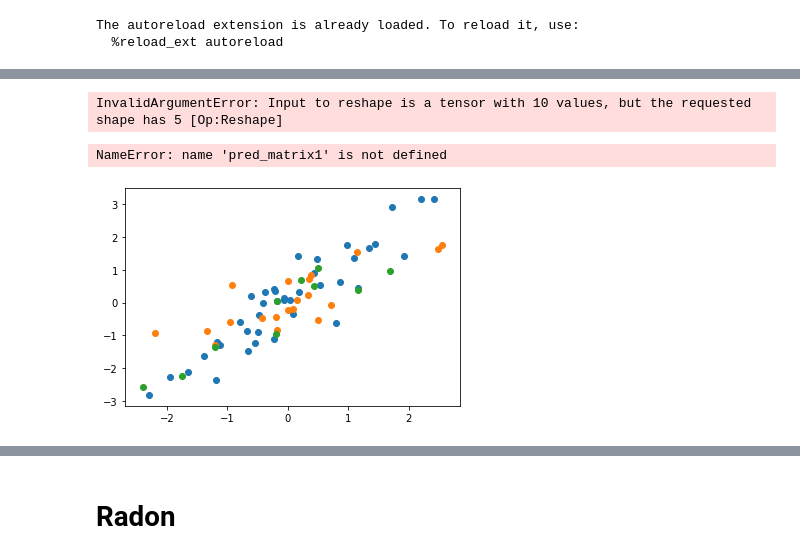
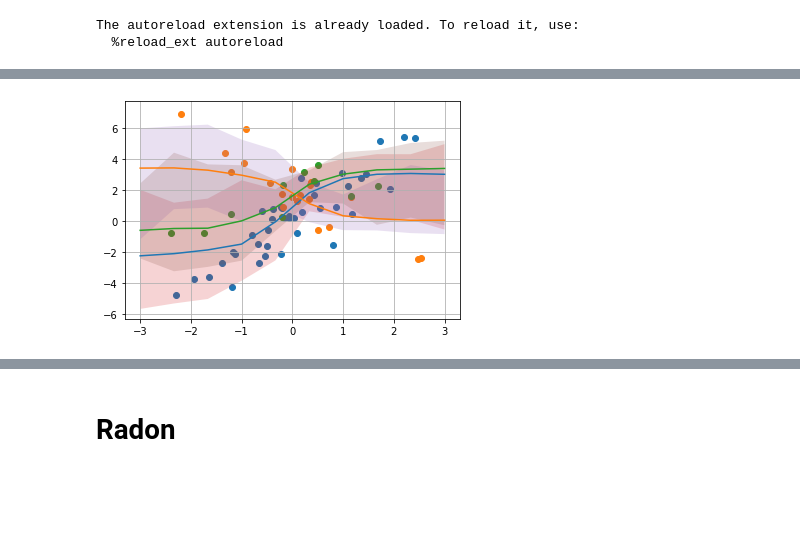
Before and after one commit to milesaturpin/latent-variable-nn, a Jupyter notebook: notebooks/linear_baseline.ipynb, the cells around one changed output, grey strips where cells are left out. Cells and saved outputs as stored; diff of their text form; code cells hidden in the pictures; blank space fills up the shorter version.

```diff
--- a/notebooks/linear_baseline.ipynb
+++ b/notebooks/linear_baseline.ipynb
@@ -98,5 +98,5 @@ plt.grid(True)
 # %%
-x_train, x_test, y_train, y_test, gid_train, gid_test = train_test_split(x, y, gid, stratify=gid)
+x_train, x_test, y_train, y_test, gid_train, gid_test = train_test_split(x, y, gid, stratify=gid, random_state=9, test_size=0.5)
 # %%
 def regression(x, y, gid):
 
@@ -674,7 +685,7 @@ class MultilevelRegression(tf.keras.models.Model):
 # %%
-optimizer = tf.keras.optimizers.SGD(learning_rate=0.01)
+optimizer = tf.keras.optimizers.Adam(learning_rate=.1)
 loss_fn = tf.keras.losses.MSE
 
 model = MultilevelRegression(optimizer, loss_fn, train_size=len(train_data[0]))
-model.train(train_data, test_data, batch_size=50, num_epochs=200, print_freq=10)
+model.train(train_data, test_data, batch_size=50, num_epochs=100, print_freq=10)
 # %% [output]
@@ -722,49 +760,41 @@ plt.grid(True)
 # %%
-xs1 = np.linspace(-3, 3, 5)
-xs1 = np.expand_dims(xs1, 1)
+x_plot = np.linspace(-3, 3, 10)
+xs1 = np.expand_dims(x_plot, 1).astype(np.float32)
 #xs1 = np.concatenate([xs1, np.tile(np.array([1,0,0]), 5).reshape((5,3))], axis=1)
-xs1 = np.concatenate([xs1,np.zeros((len(xs1), 1)).astype(np.float32)], axis=1)
+#xs1 = np.concatenate([xs1,np.zeros((len(xs1), 1)).astype(np.float32)], axis=1)
 gids1 = (np.zeros((10,))+0 ).astype(np.int32)
 pred_matrix1 = np.concatenate([model([xs1, gids1]) for _ in range(100)], axis=1).T
 
-xs2 = np.linspace(-3, 3, 5)
-xs2 = np.expand_dims(xs2, 1)
+xs2 = np.expand_dims(x_plot, 1).astype(np.float32)
 #xs2 = np.concatenate([xs2, np.tile(np.array([0,1,0]), 5).reshape((5,3))], axis=1)
-xs2 = np.concatenate([xs2,np.zeros((len(xs2), 1)).astype(np.float32)], axis=1)
+#xs2 = np.concatenate([xs2,np.zeros((len(xs2), 1)).astype(np.float32)], axis=1)
 gids2 = (np.zeros((10,))+1 ).astype(np.int32)
 pred_matrix2 = np.concatenate([model([xs2, gids2]) for _ in range(100)], axis=1).T
 
-xs3 = np.linspace(-3, 3, 5)
-xs3 = np.expand_dims(xs3, 1)
+xs3 = np.expand_dims(x_plot, 1).astype(np.float32)
 #xs3 = np.concatenate([xs3, np.tile(np.array([0,0,1]), 5).reshape((5,3))], axis=1)
-xs3 = np.concatenate([xs3,np.zeros((len(xs3), 1)).astype(np.float32)], axis=1)
+#xs3 = np.concatenate([xs3,np.zeros((len(xs3), 1)).astype(np.float32)], axis=1)
 gids3 = (np.zeros((10,))+2 ).astype(np.int32)
 pred_matrix3 = np.concatenate([model([xs3, gids3]) for _ in range(100)], axis=1).T
-# %% [output]
-InvalidArgumentError: Input to reshape is a tensor with 10 values, but the requested shape has 5 [Op:Reshape]
 # %%
 plt.scatter(x1,y1)
 plt.scatter(x2,y2)
 plt.scatter(x3,y3)
+#plt.scatter(x_test,y_test)
 
 # plt.plot(np.linspace(-1, 1, 5),ys1)
 # plt.plot(np.linspace(-1, 1, 5),ys2)
 # plt.plot(np.linspace(-1, 1, 5),ys3)
 
-xs1 = np.linspace(-3, 3, 5)
-xs2 = np.linspace(-3, 3, 5)
-xs3 = np.linspace(-3, 3, 5)
+plt.plot(x_plot,np.mean(pred_matrix1, axis=0))
+plt.fill_between(x_plot, np.max(pred_matrix1, axis=0),  np.min(pred_matrix1, axis=0), alpha=0.2)
 
-plt.plot(xs1,np.mean(pred_matrix1, axis=0))
-plt.fill_between(xs1, np.max(pred_matrix1, axis=0),  np.min(pred_matrix1, axis=0), alpha=0.2)
+plt.plot(x_plot,np.mean(pred_matrix2, axis=0))
+plt.fill_between(x_plot, np.max(pred_matrix2, axis=0),  np.min(pred_matrix2, axis=0), alpha=0.2)
 
-plt.plot(xs2,np.mean(pred_matrix2, axis=0))
-plt.fill_between(xs2, np.max(pred_matrix2, axis=0),  np.min(pred_matrix2, axis=0), alpha=0.2)
-
-plt.plot(xs3,np.mean(pred_matrix3, axis=0))
-plt.fill_between(xs3, np.max(pred_matrix3, axis=0),  np.min(pred_matrix3, axis=0), alpha=0.2)
+plt.plot(x_plot,np.mean(pred_matrix3, axis=0))
+plt.fill_between(x_plot, np.max(pred_matrix3, axis=0),  np.min(pred_matrix3, axis=0), alpha=0.2)
 plt.grid(True)
 # %% [output]
-NameError: name 'pred_matrix1' is not defined
-[figure, old version]
+[figure, new version]
 # %%
```
Also changed, not shown: parts of 28 cells of this notebook.
